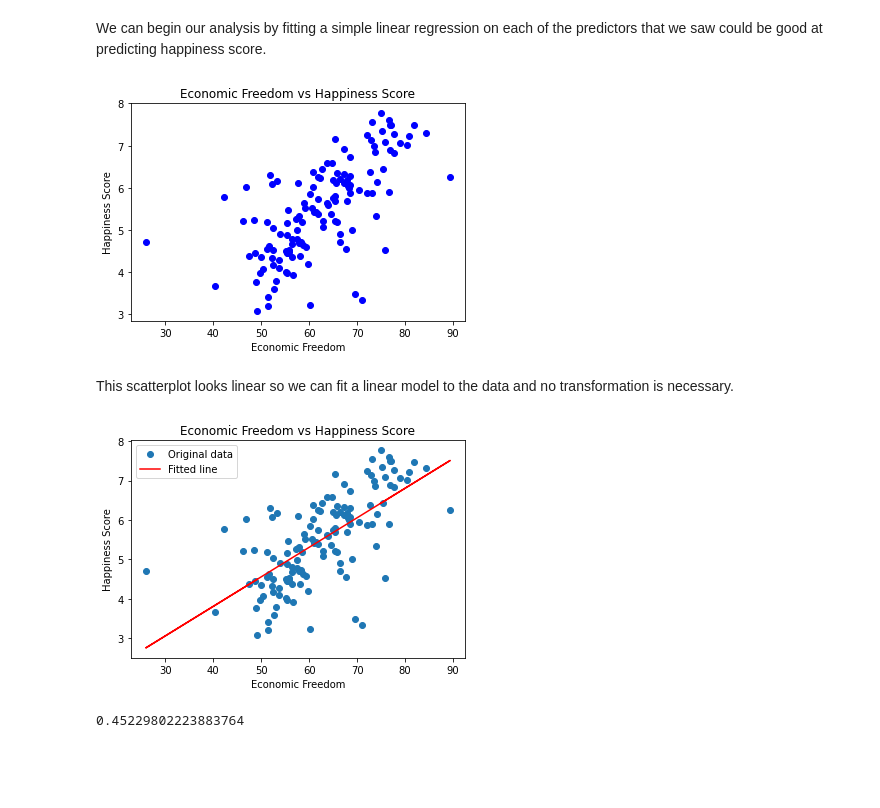
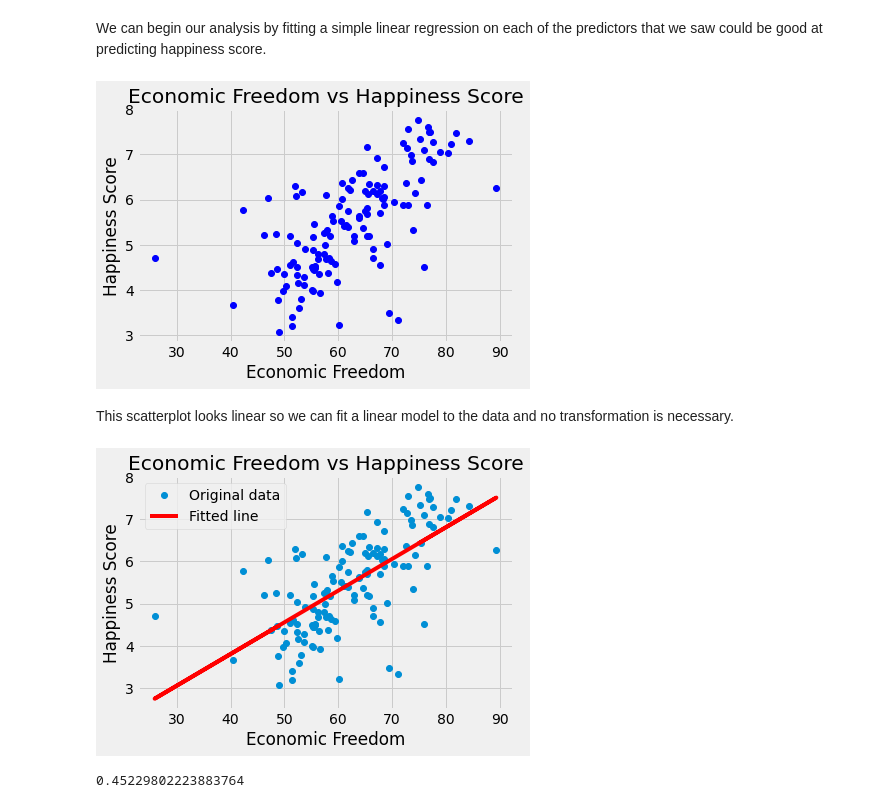
Before and after one commit to wjduq/Economic-Analysis, a Jupyter notebook: Project.ipynb, the cells around one changed output. Saved outputs shown, nothing was run; the diff lists cells and outputs as text; code cells hidden in the pictures; blank space fills up the shorter version.

```diff
--- a/Project.ipynb
+++ b/Project.ipynb
@@ -76,13 +89,14 @@ The purpose of our analysis is to see whether we're able to predict Happiness Sc
 # %% [markdown]
 We can begin our analysis by fitting a simple linear regression on each of the predictors that we saw could be good at predicting happiness score.
 # %%
+pyplot.style.use('fivethirtyeight')
 pyplot.plot(df_final["Economic Freedom"],df_final["Happiness Score"], "bo")
 pyplot.xlabel("Economic Freedom")
 pyplot.ylabel("Happiness Score")
 pyplot.title("Economic Freedom vs Happiness Score")
 pyplot.show()
 # %% [output]
-[figure, old version]
+[figure, new version]
 # %% [markdown]
 This scatterplot looks linear so we can fit a linear model to the data and no transformation is necessary.
 # %%
@@ -101,7 +115,7 @@ _ = pyplot.title("Economic Freedom vs Happiness Score")
 _ = pyplot.legend()
 pyplot.show()
 # %% [output]
-[figure, old version]
+[figure, new version]
 # %%
 #Find R^2 of model
 rSquare2 = 1 - SSE[0] / sum((y - y.mean())**2)
```
Also changed, not shown: parts of 27 cells of this notebook, 2 other files.
